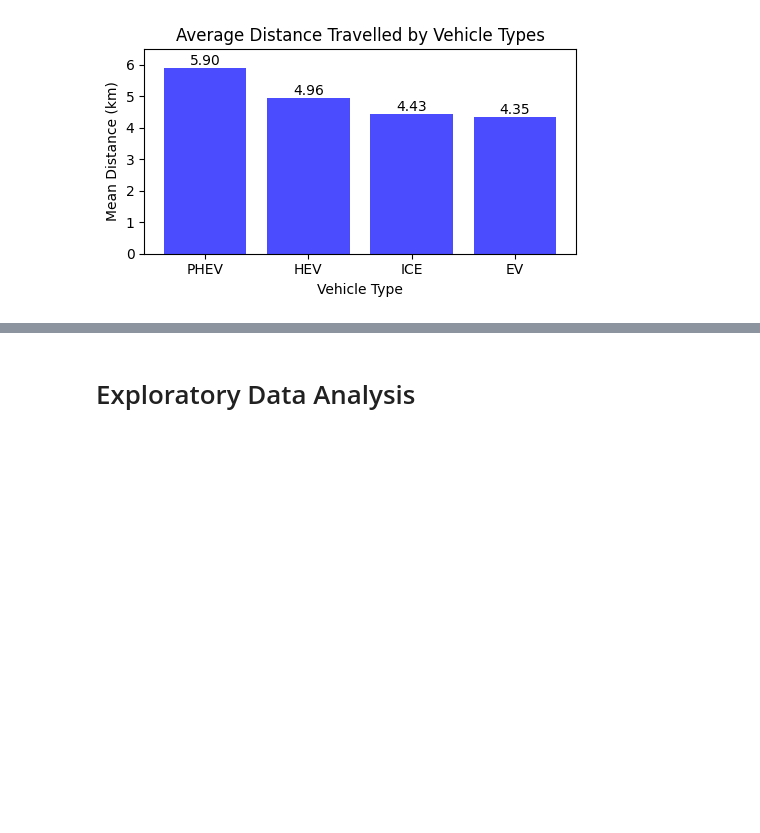
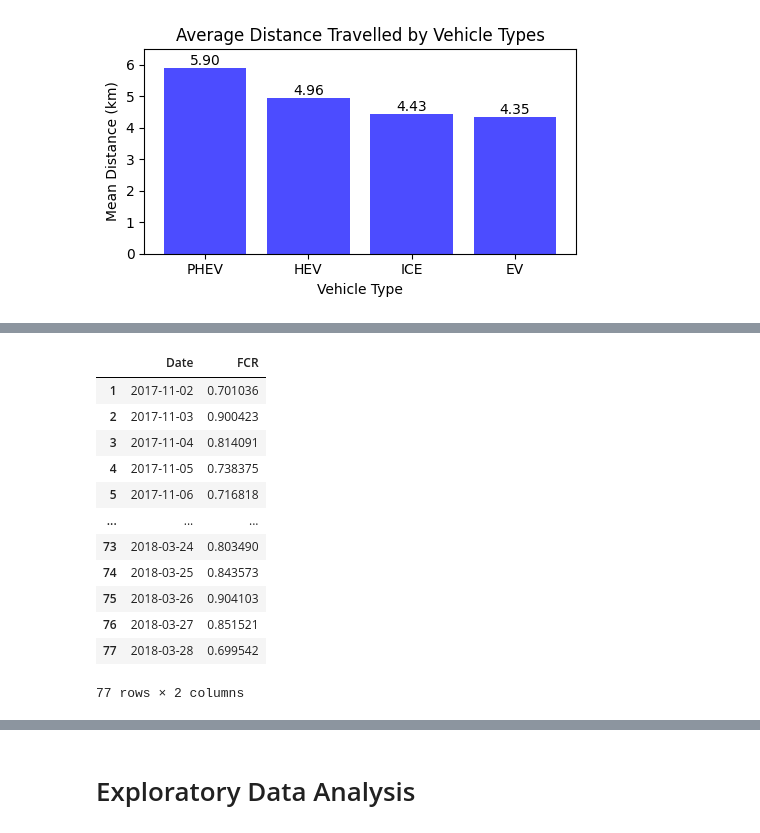
Before and after one commit to aravindhkrishnan09/Data-Science-and-Engineering-Analytics, a Jupyter notebook: Projects/Main_Project_ML/VED_ML.ipynb, the cells around one changed output, grey strips where cells are left out. Saved outputs shown, nothing was run; the diff lists cells and outputs as text; code cells hidden in the pictures; blank space fills up the shorter version.

```diff
--- a/Projects/Main_Project_ML/VED_ML.ipynb
+++ b/Projects/Main_Project_ML/VED_ML.ipynb
@@ -1063,17 +1048,32 @@ plt.show()
 # %%
 """
 Calculate the average Fuel Consumption Rate (FCR) for each day:
 - Ensure the 'Date' column is in datetime format.
 - Group the DataFrame by day and compute the mean of 'FCR'.
 - Reset the index and convert the period index back to timestamps.
 - Sort the resulting DataFrame by date.
 """
 
 df['Date'] = pd.to_datetime(df['Date'])
 df_eof = df.groupby(df['Date'].dt.to_period('D'))['FCR'].mean().reset_index()
 df_eof['Date'] = df_eof['Date'].dt.to_timestamp()
 df_eof = df_eof.sort_values(by='Date')
+df_eof = df_eof[df_eof['Date'] != df_eof['Date'].min()] # Starting Date with FCR 0 is filtered out
 df_eof
+# %% [output]
+|  | Date | FCR |
+| 1 | 2017-11-02 | 0.701036 |
+| 2 | 2017-11-03 | 0.900423 |
+| 3 | 2017-11-04 | 0.814091 |
+| 4 | 2017-11-05 | 0.738375 |
+| 5 | 2017-11-06 | 0.716818 |
+| ... | ... | ... |
+| 73 | 2018-03-24 | 0.803490 |
+| 74 | 2018-03-25 | 0.843573 |
+| 75 | 2018-03-26 | 0.904103 |
+| 76 | 2018-03-27 | 0.851521 |
+| 77 | 2018-03-28 | 0.699542 |
+77 rows × 2 columns
 # %%
 '''
 Plot the average Fuel Consumption Rate (FCR) over time:
```
Also changed, not shown: parts of 44 cells of this notebook, 1 other file.
